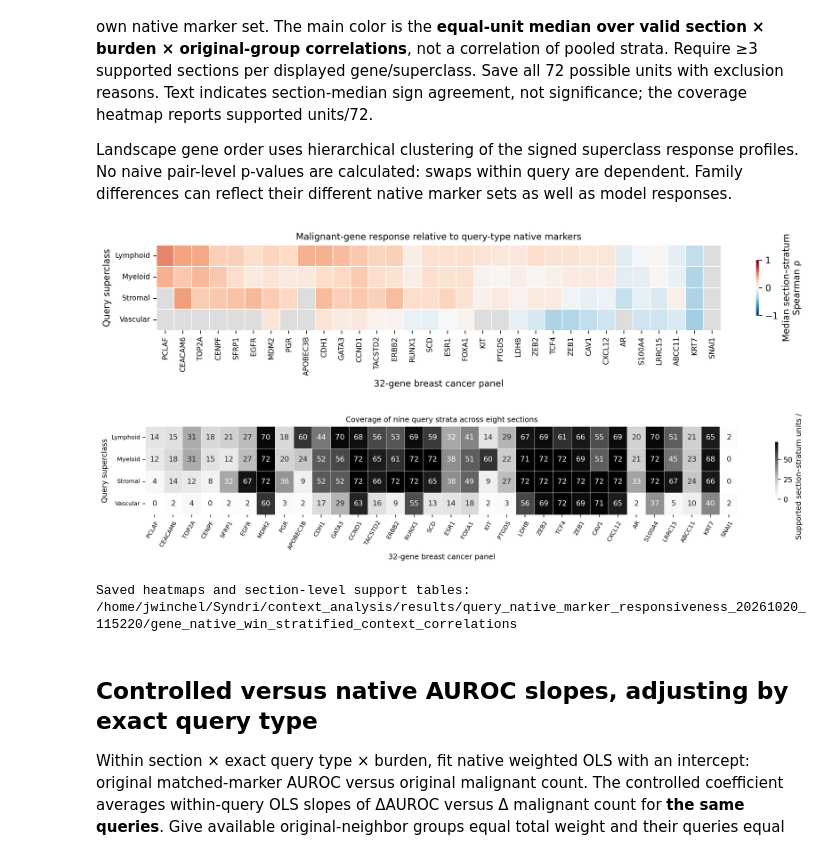
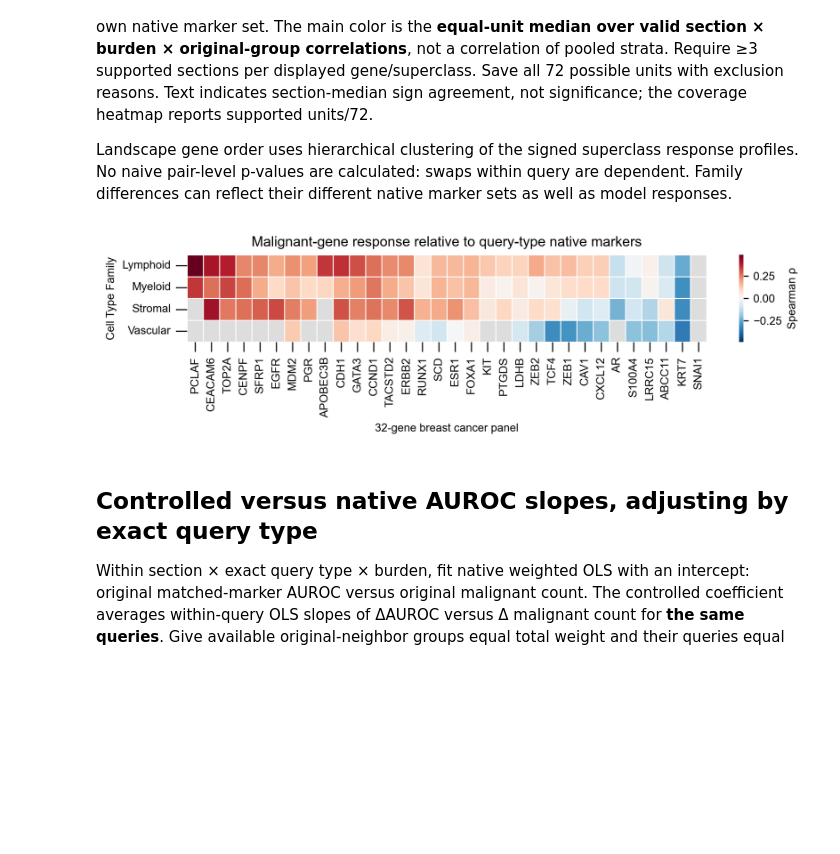
Before and after one commit to gkrieg/Syndri, a Jupyter notebook: context_analysis/ResponsivenessQueryNativeMarkers.ipynb, the cells around one changed output. Cells and saved outputs as stored; diff of their text form; code cells hidden in the pictures; blank space fills up the shorter version.

```diff
--- a/context_analysis/ResponsivenessQueryNativeMarkers.ipynb
+++ b/context_analysis/ResponsivenessQueryNativeMarkers.ipynb
@@ -362,7 +373,7 @@ assert combined_section_curves.n_original_context_strata.between(1, 3).all()
 combined_stratum_curves.to_csv(combined_auroc_out / "combined_family_auroc_stratum_support.csv", index=False)
 combined_section_curves.to_csv(combined_auroc_out / "combined_family_auroc_section_curves.csv", index=False)
 combined_auroc_curves.to_csv(combined_auroc_out / "combined_family_auroc_curves.csv", index=False)
-fig, axes = plt.subplots(1, 3, figsize=(9, 3.5), sharex=True, sharey=True, dpi=180)
+fig, axes = plt.subplots(1, 3, figsize=(5, 2), sharex=True, sharey=True, dpi=180)
 for ax, burden in zip(axes, ["low", "medium", "high"]):
     for family in COMBINED_AUROC_FAMILY_ORDER:
         current = combined_auroc_curves.loc[
@@ -376,17 +387,20 @@ for ax, burden in zip(axes, ["low", "medium", "high"]):
                 lw=1.7, color=COMBINED_AUROC_COLORS[family], label=family)
     ax.axhline(0, color=".65", lw=.7, zorder=0)
     ax.axvline(0, color=".65", lw=.7, ls=":", zorder=0)
-    ax.set_title(f"{burden.capitalize()}")
-    ax.set_xlabel("Δ malignant neighbors\ngiven as context")
+    ax.set_title(f"{burden.capitalize()}",fontsize=10)
+    ax.tick_params(axis='both',labelsize=8)
+    ax.set_xlabel("Δ malignant neighbors\ngiven as context",fontsize=8)
     ax.xaxis.set_major_locator(MaxNLocator(integer=True, nbins=6))
     ax.spines[["top", "right"]].set_visible(False)
-axes[0].set_ylabel("Δ malignant marker\nremoval priority")
-fig.suptitle("Query malignant-marker burden")
-fig.legend(*axes[0].get_legend_handles_labels(), loc="lower center", ncol=4,
-           frameon=False, bbox_to_anchor=(.5, .005))
-fig.tight_layout(rect=[0, .10, 1, 1])
+axes[0].set_ylabel("Δ malignant marker\nremoval priority",fontsize=8)
+# fig.suptitle("Query malignant-marker burden",fontsize=12)
+fig.legend(*axes[0].get_legend_handles_labels(), loc="lower center", ncol=1,
+           frameon=False, bbox_to_anchor=(1.1, .25),title='Cell Type Family',fontsize=8,title_fontsize=8)
+fig.tight_layout(rect=[0, 0, 1, 1])
 for suffix in ["png", "pdf"]:
     fig.savefig(combined_auroc_out / f"combined_superclass_burden_delta_auroc.{suffix}", bbox_inches="tight")
+    fig.savefig(FIGURE_DIR / 'SuppFigContext_burden.svg')
+
 plt.show()
 print("Saved equal-stratum superclass curves and contributing-strata tables:", combined_auroc_out)
 # %% [output]
@@ -491,6 +505,7 @@ import json
 import numpy as np
 import pandas as pd
 import matplotlib.pyplot as plt
+import matplotlib.ticker as ticker
 import seaborn as sns
 
 GENE_WIN_RUN = Path("/home/jwinchel/Syndri/context_analysis/results/query_native_marker_responsiveness_20261020_115220")
@@ -529,61 +544,65 @@ for kind, title in [("family", "Query superclass")]:
             ordered_genes = cluster_values.index[leaves_list(tree)].tolist()
             # Flip the complete dendrogram orientation to place the more positive end first.
             if values.loc[ordered_genes[0]].mean() < values.loc[ordered_genes[-1]].mean():
                 ordered_genes.reverse()
         else:
             ordered_genes = supported_genes
         ordered_genes += missing_genes
         values = values.reindex(ordered_genes)
         support = support.reindex(ordered_genes)
         agreement = agreement.reindex(ordered_genes)
     pd.DataFrame({"gene": values.index, "row": np.arange(1, len(values) + 1)}).to_csv(
         gene_win_out / f"gene_native_win_delta_context_{kind}_row_order.csv", index=False)
     labels = pd.DataFrame("", index=values.index, columns=values.columns)
     for gene in values.index:
         for group in values.columns:
             if np.isfinite(values.loc[gene, group]):
                 labels.loc[gene, group] = f"{int(agreement.loc[gene, group])}/{int(support.loc[gene, group])}"
-    fig, ax = plt.subplots(figsize=(12, 2.7), dpi=300)
+    fig, ax = plt.subplots(figsize=(7, 2.25), dpi=300)
     ax.set_facecolor("#dddddd")
-    sns.heatmap(values.T, ax=ax, cmap="RdBu_r", center=0, vmin=-1, vmax=1,
+    vmax = np.nanmax(np.abs(values.T))
+    sns.heatmap(values.T, ax=ax, cmap="RdBu_r", center=0, vmin=-vmax, vmax=vmax,
                 annot=labels.T if GENE_WIN_ANNOTATE else False, fmt="", annot_kws={"fontsize":7},
-                linewidths=.35, linecolor="white",
-                cbar_kws={"label":"Median section–stratum\nSpearman ρ", "shrink":.65})
+                linewidths=.35, linecolor="white", xticklabels=1,
+                cbar_kws={"label":"Median section–stratum\nSpearman ρ", "shrink":1})
+    cbar = ax.collections[0].colorbar
+    cbar.ax.tick_params(labelsize=8)
+    cbar.set_label(label='Spearman ρ', size=8)
     ax.set_title("Malignant-gene response relative to query-type native markers", fontsize=10)
-    ax.set_xlabel("32-gene breast cancer panel")
-    ax.set_ylabel(title)
-    ax.tick_params(axis="y", labelrotation=0, labelsize=8)
-    ax.tick_params(axis="x", labelrotation=90, labelsize=8)
+    ax.set_xlabel("32-gene breast cancer panel",fontsize=8)
+    ax.set_ylabel("Cell Type Family",fontsize=8)
+    ax.tick_params(axis="y",length=.1, labelrotation=0, labelsize=8,size=8)
+    ax.tick_params(axis="x",length=.1, labelrotation=90, labelsize=8,size=7)
     for label in ax.get_xticklabels():
         label.set_rotation_mode("anchor")
         label.set_ha("right")
         label.set_va("center")
     fig.tight_layout()
     for suffix in ["png", "pdf"]:
         fig.savefig(gene_win_out / f"gene_native_win_delta_context_{kind}_heatmap.{suffix}", bbox_inches="tight")
+        fig.savefig(FIGURE_DIR / 'SuppFigContext_geneheatmap.svg')
     values.to_csv(gene_win_out / f"gene_native_win_delta_context_{kind}_heatmap.csv")
     plt.show()
-coverage = current.pivot(index="gene", columns="query_group", values="n_section_stratum_units").reindex(index=values.index, columns=values.columns)
-fig, ax = plt.subplots(figsize=(15, 3.), dpi=180)
-sns.heatmap(coverage.T, cmap="Greys", vmin=0, vmax=72, annot=True, fmt=".0f", linewidths=.35,
-            cbar_kws={"label":"Supported section–stratum units / 72", "shrink":.65}, ax=ax)
-ax.set_title("Coverage of nine query strata across eight sections", fontsize=10)
-ax.set_xlabel("32-gene breast cancer panel")
-ax.set_ylabel("Query superclass")
-ax.tick_params(axis="y", labelrotation=0, labelsize=8)
-ax.tick_params(axis="x", labelrotation=60, labelsize=8)
-for label in ax.get_xticklabels():
-    label.set_rotation_mode("anchor")
-    label.set_ha("right")
-fig.tight_layout()
-for suffix in ["png", "pdf"]:
-    fig.savefig(gene_win_out / f"gene_native_win_stratified_coverage.{suffix}", bbox_inches="tight")
-plt.show()
-print("Saved heatmaps and section-level support tables:", gene_win_out)
+# coverage = current.pivot(index="gene", columns="query_group", values="n_section_stratum_units").reindex(index=values.index, columns=values.columns)
+# fig, ax = plt.subplots(figsize=(7, 3.), dpi=180)
+# sns.heatmap(coverage.T, cmap="Greys", vmin=0, vmax=72, annot=True, fmt=".0f", linewidths=.35,
+#             cbar_kws={"label":"Supported section–stratum units / 72", "shrink":.65}, ax=ax)
+# ax.set_title("Coverage of nine query strata across eight sections", fontsize=10)
+# ax.set_xlabel("32-gene breast cancer panel",fontsize=8)
+# ax.set_ylabel("Query superclass",fontsize=8)
+# ax.tick_params(axis="y", labelrotation=0, labelsize=8,size=8)
+# ax.tick_params(axis="x", labelrotation=60, labelsize=8,size=8)
+# for label in ax.get_xticklabels():
+#     label.set_rotation_mode("anchor")
+#     label.set_ha("right")
+# # fig.tight_layout()
+# for suffix in ["png", "pdf"]:
+#     fig.savefig(gene_win_out / f"gene_native_win_stratified_coverage.{suffix}", bbox_inches="tight")
+#     fig.savefig(FIGURE_DIR / 'SuppFigContext_geneheatmap.svg')
+# plt.show()
+# print("Saved heatmaps and section-level support tables:", gene_win_out)
 # %% [output]
-[figure, old version]
+[figure, new version]
-[figure, removed]
-Saved heatmaps and section-level support tables: /home/jwinchel/Syndri/context_analysis/results/query_native_marker_responsiveness_20261020_115220/gene_native_win_stratified_context_correlations
 # %% [markdown]
 ## Controlled versus native AUROC slopes, adjusting by exact query type
 
```
Also changed, not shown: parts of 11 cells of this notebook, 40 other files.
